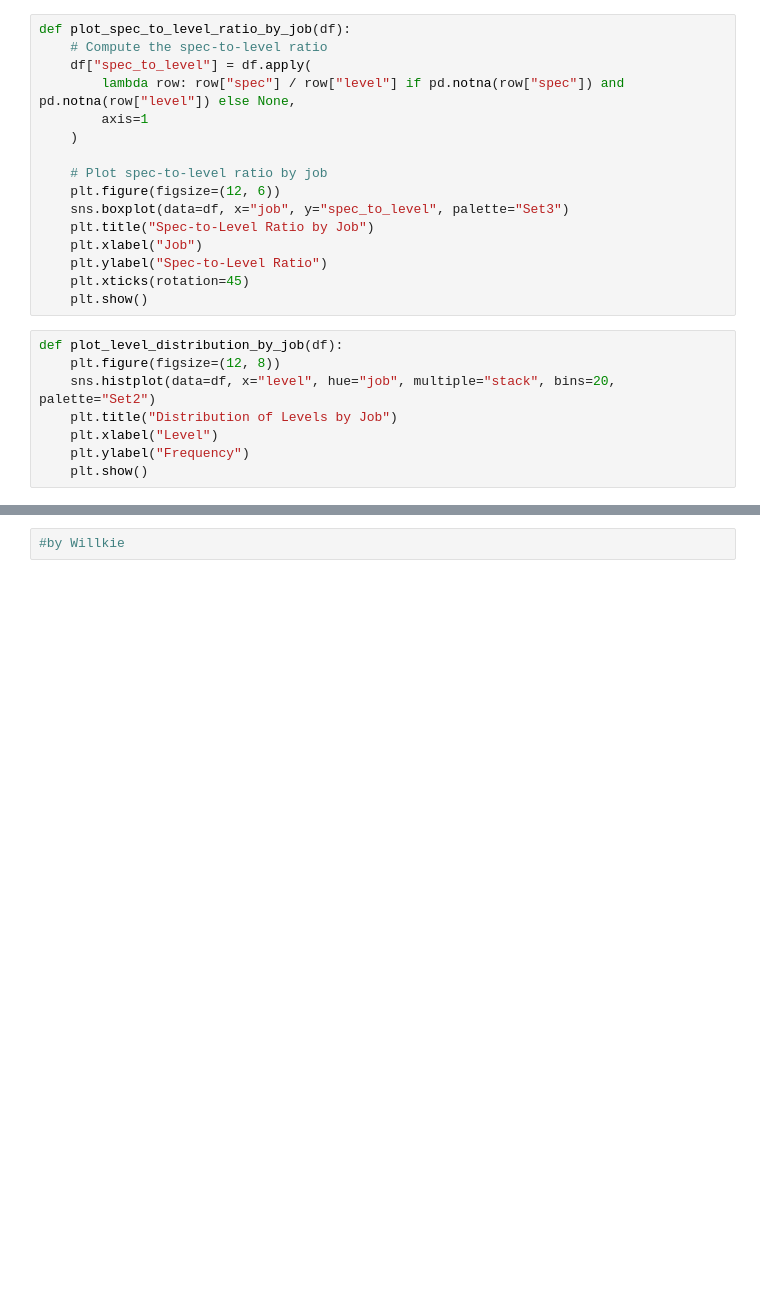
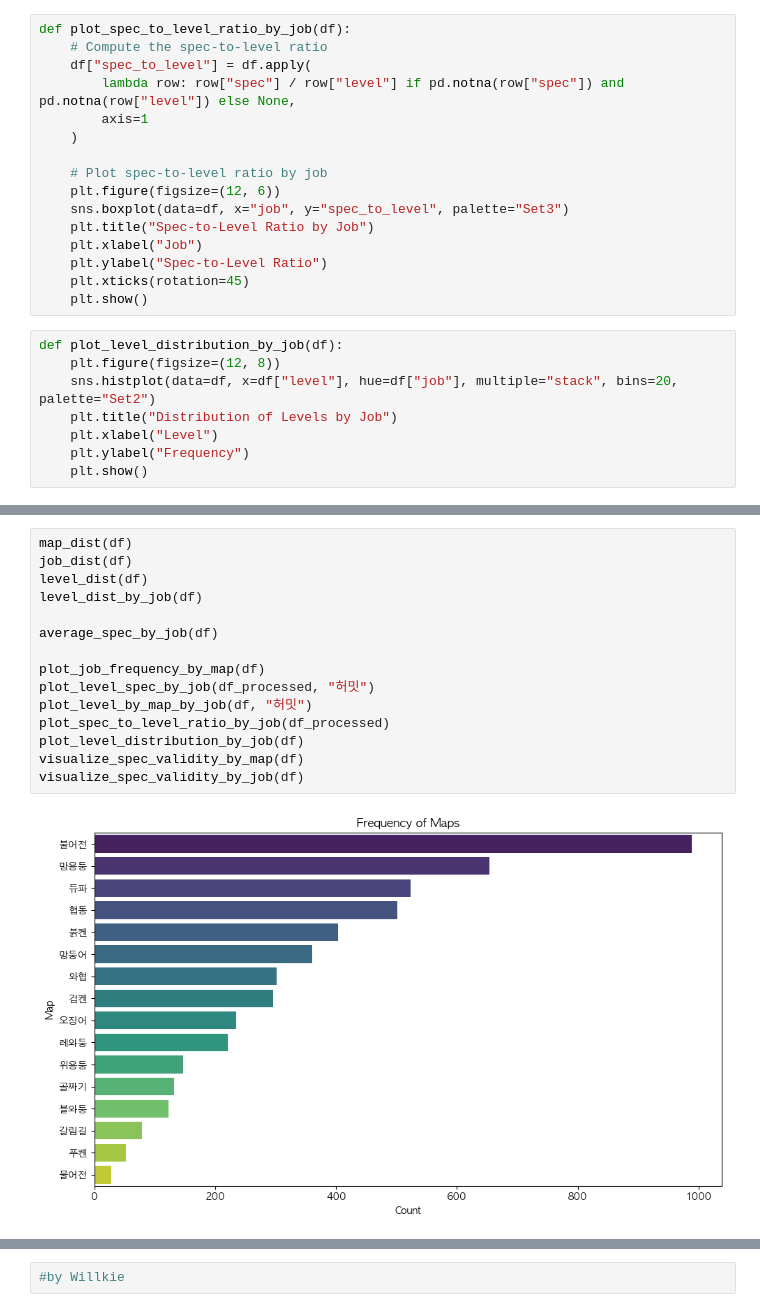
Before and after one commit to jongwonIee/mapleland, a Jupyter notebook: party/main.ipynb, the cells around one changed output, grey strips where cells are left out. Cells and saved outputs as stored; diff of their text form; blank space fills up the shorter version.

```diff
--- a/party/main.ipynb
+++ b/party/main.ipynb
@@ -394,7 +456,7 @@ def plot_spec_to_level_ratio_by_job(df):
 # %%
 def plot_level_distribution_by_job(df):
     plt.figure(figsize=(12, 8))
-    sns.histplot(data=df, x="level", hue="job", multiple="stack", bins=20, palette="Set2")
+    sns.histplot(data=df, x=df["level"], hue=df["job"], multiple="stack", bins=20, palette="Set2")
     plt.title("Distribution of Levels by Job")
     plt.xlabel("Level")
     plt.ylabel("Frequency")
@@ -477,0 +519,17 @@ visualize_validity_by_job(df)
+# %%
+map_dist(df)
+job_dist(df)
+level_dist(df)
+level_dist_by_job(df)
+
+average_spec_by_job(df)
+
+plot_job_frequency_by_map(df)
+plot_level_spec_by_job(df_processed, "허밋")
+plot_level_by_map_by_job(df, "허밋")
+plot_spec_to_level_ratio_by_job(df_processed)
+plot_level_distribution_by_job(df)
+visualize_spec_validity_by_map(df)
+visualize_spec_validity_by_job(df)
+# %% [output]
+[figure, added]
```
Also changed, not shown: parts of 12 cells of this notebook, 22 other files.
